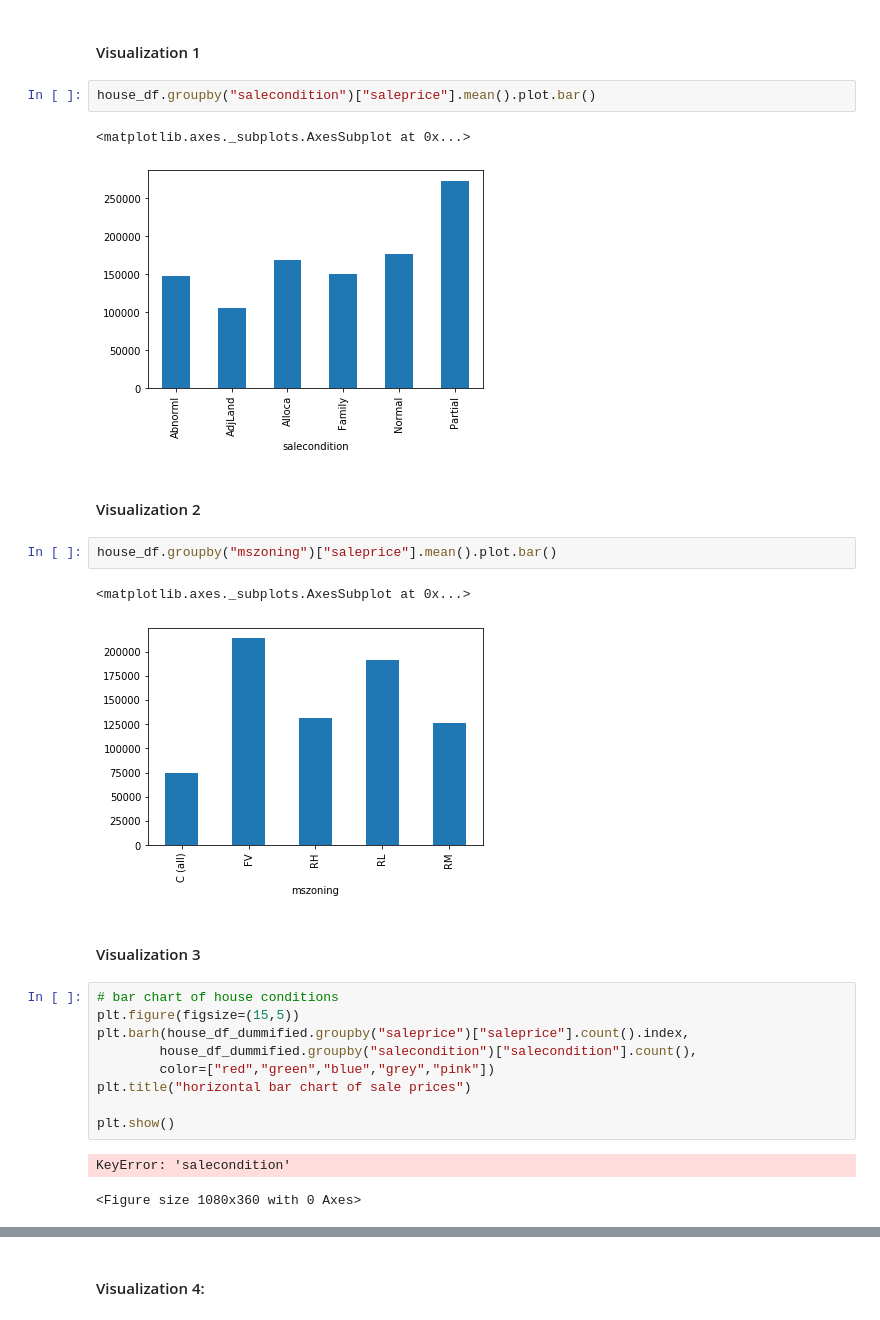
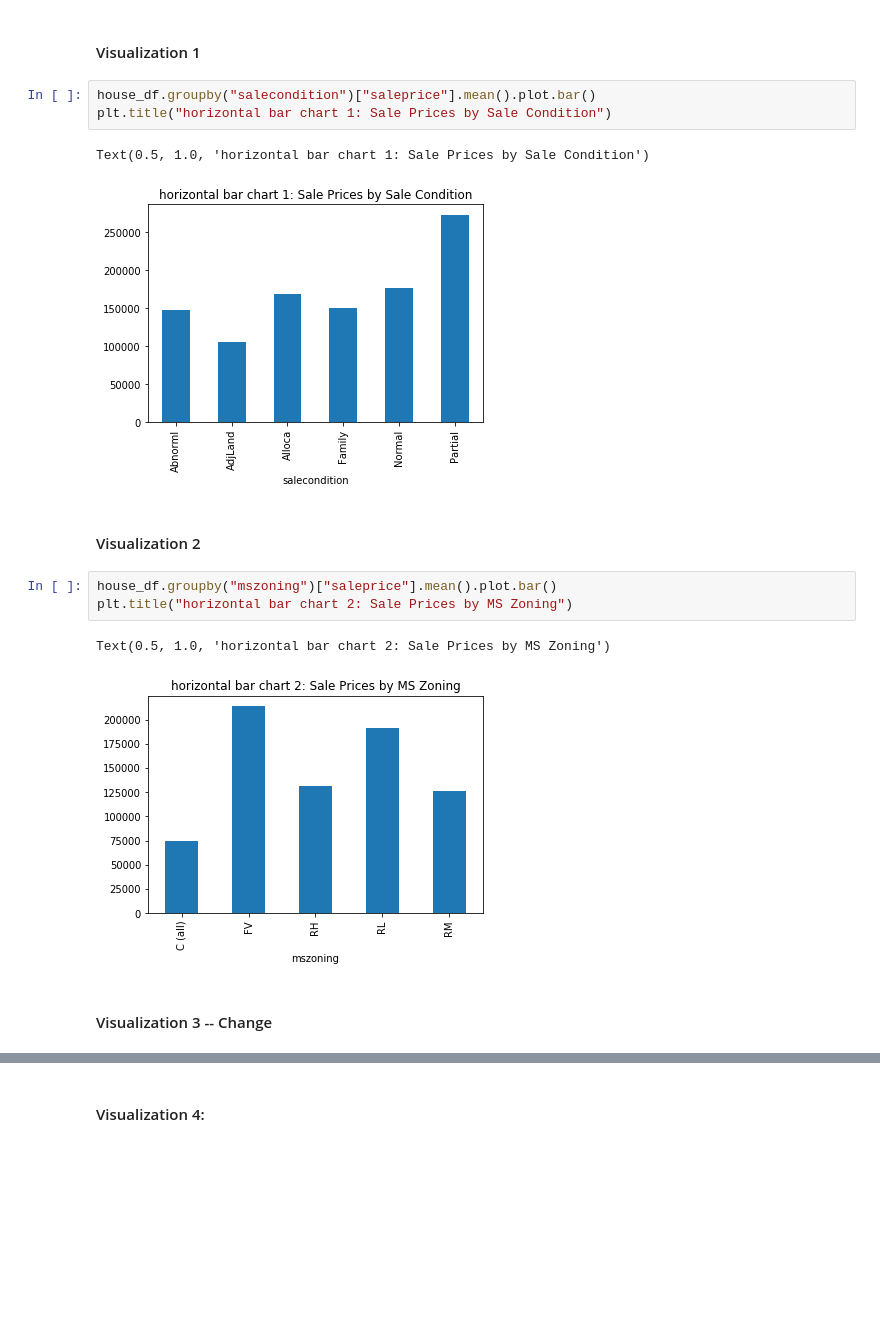
Before and after one commit to pitaconsumer/Classification-Regression, a Jupyter notebook: Module 18 Challenge - House Sale Prices.ipynb, the cells around one changed output, grey strips where cells are left out. Drawn from its saved outputs; the diff is of its cells as text; blank space fills up the shorter version.

```diff
--- a/Module 18 Challenge - House Sale Prices.ipynb
+++ b/Module 18 Challenge - House Sale Prices.ipynb
@@ -187,27 +222,17 @@ X = house_df_dummified[['overallqual', 'grlivarea', 'garagecars', 'garagearea','
 #### Visualization 1
 # %%
 house_df.groupby("salecondition")["saleprice"].mean().plot.bar()
+plt.title("horizontal bar chart 1: Sale Prices by Sale Condition")
 # %% [output]
-<matplotlib.axes._subplots.AxesSubplot at 0x...>
+Text(0.5, 1.0, 'horizontal bar chart 1: Sale Prices by Sale Condition')
-[figure, old version]
+[figure, new version]
 # %% [markdown]
 #### Visualization 2
 # %%
 house_df.groupby("mszoning")["saleprice"].mean().plot.bar()
+plt.title("horizontal bar chart 2: Sale Prices by MS Zoning")
 # %% [output]
-<matplotlib.axes._subplots.AxesSubplot at 0x...>
+Text(0.5, 1.0, 'horizontal bar chart 2: Sale Prices by MS Zoning')
-[figure, old version]
+[figure, new version]
 # %% [markdown]
-#### Visualization 3
+#### Visualization 3 -- Change
-# %%
-# bar chart of house conditions
-plt.figure(figsize=(15,5))
-plt.barh(house_df_dummified.groupby("saleprice")["saleprice"].count().index,
-        house_df_dummified.groupby("salecondition")["salecondition"].count(),
-        color=["red","green","blue","grey","pink"])
-plt.title("horizontal bar chart of sale prices")
-
-plt.show()
-# %% [output]
-KeyError: 'salecondition'
-<Figure size 1080x360 with 0 Axes>
```
Also changed, not shown: parts of 35 cells of this notebook.
